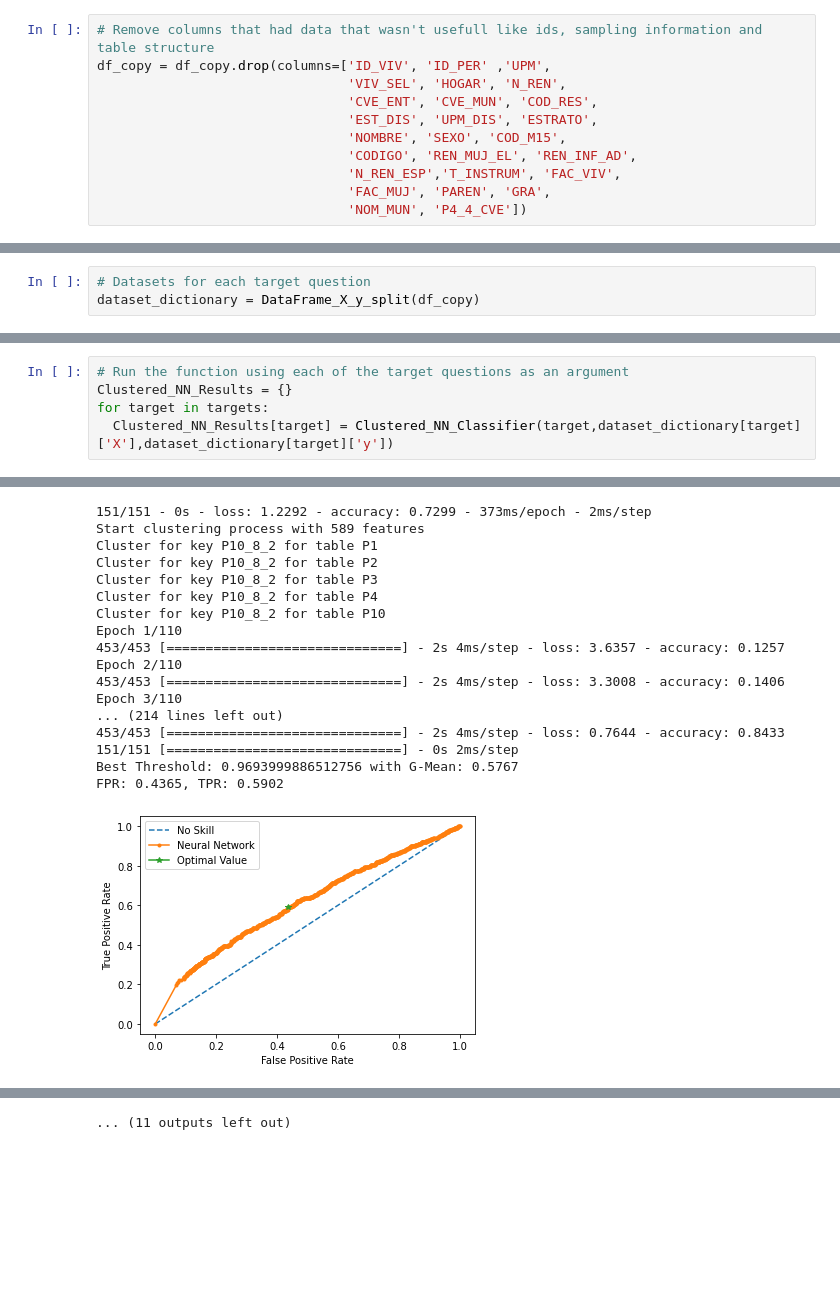
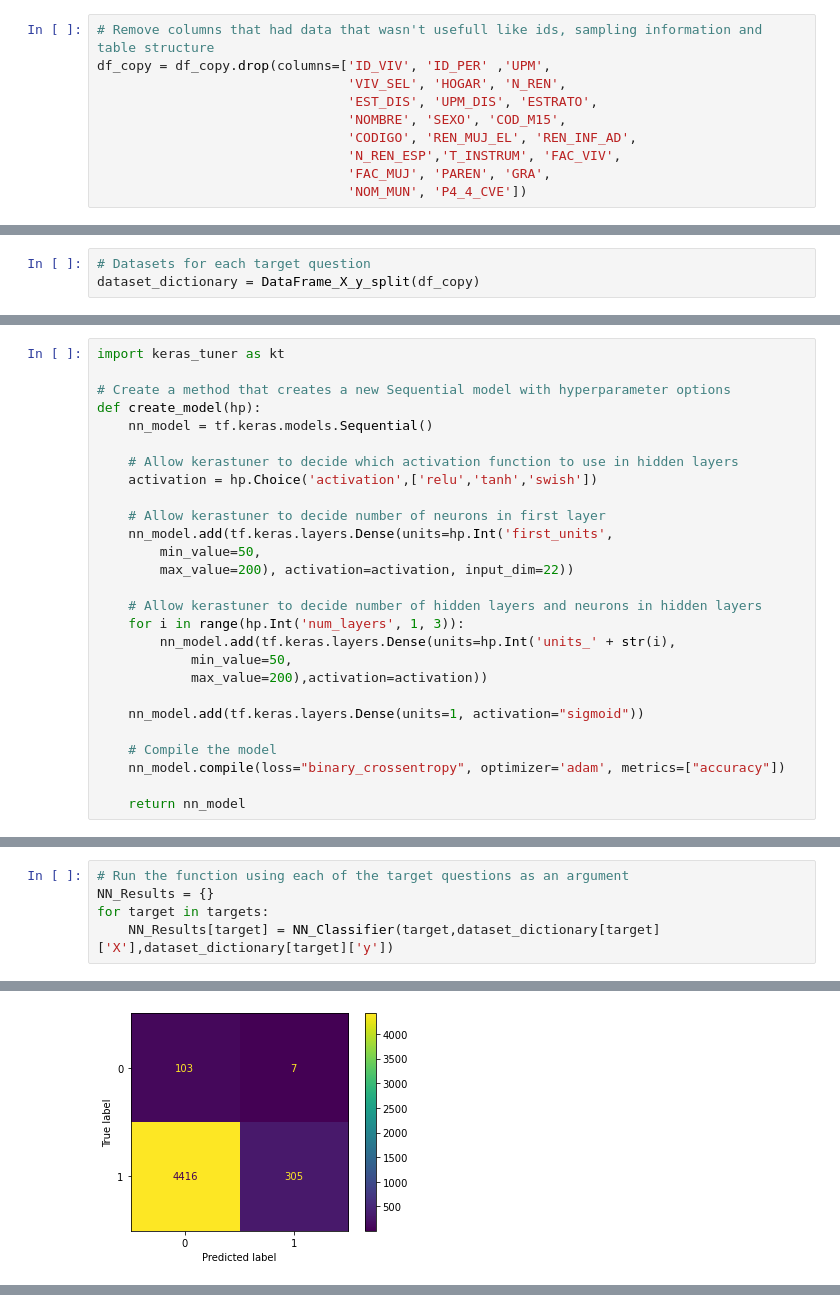
Before and after one commit to monalvrz/Obstetric_Violence_Analysis, a Jupyter notebook: machine_learning/Neural_Network.ipynb, the cells around one changed output, grey strips where cells are left out. Saved outputs shown, nothing was run; the diff lists cells and outputs as text; blank space fills up the shorter version.

Commit message:
Updated neural network model to take the 5 target parameters and retrained it

```diff
--- a/machine_learning/Neural_Network.ipynb
+++ b/machine_learning/Neural_Network.ipynb
@@ -62,7 +86,6 @@ The features removed in the following block belong to one of the following categ
 # Remove columns that had data that wasn't usefull like ids, sampling information and table structure
 df_copy = df_copy.drop(columns=['ID_VIV', 'ID_PER' ,'UPM',
                                 'VIV_SEL', 'HOGAR', 'N_REN',
-                                'CVE_ENT', 'CVE_MUN', 'COD_RES',
                                 'EST_DIS', 'UPM_DIS', 'ESTRATO',
                                 'NOMBRE', 'SEXO', 'COD_M15',
                                 'CODIGO', 'REN_MUJ_EL', 'REN_INF_AD',
@@ -221 +201,28 @@ dataset_dictionary['P10_8_1']['X']
+# %%
+import keras_tuner as kt
+
+# Create a method that creates a new Sequential model with hyperparameter options
+def create_model(hp):
+    nn_model = tf.keras.models.Sequential()
+
+    # Allow kerastuner to decide which activation function to use in hidden layers
+    activation = hp.Choice('activation',['relu','tanh','swish'])
+
+    # Allow kerastuner to decide number of neurons in first layer
+    nn_model.add(tf.keras.layers.Dense(units=hp.Int('first_units',
+        min_value=50,
+        max_value=200), activation=activation, input_dim=22))
+
+    # Allow kerastuner to decide number of hidden layers and neurons in hidden layers
+    for i in range(hp.Int('num_layers', 1, 3)):
+        nn_model.add(tf.keras.layers.Dense(units=hp.Int('units_' + str(i),
+            min_value=50,
+            max_value=200),activation=activation))
+
+    nn_model.add(tf.keras.layers.Dense(units=1, activation="sigmoid"))
+
+    # Compile the model
+    nn_model.compile(loss="binary_crossentropy", optimizer='adam', metrics=["accuracy"])
+
+    return nn_model
 # %% [markdown]
@@ -401,6 +382,6 @@ def Clustered_NN_Classifier(key, dict_X, dict_y, Clustered_NN_Results = {}):
 # %%
 # Run the function using each of the target questions as an argument
-Clustered_NN_Results = {}
+NN_Results = {}
 for target in targets:
-  Clustered_NN_Results[target] = Clustered_NN_Classifier(target,dataset_dictionary[target]['X'],dataset_dictionary[target]['y'])
+    NN_Results[target] = NN_Classifier(target,dataset_dictionary[target]['X'],dataset_dictionary[target]['y'])
 # %% [output]
@@ -425,18 +406 @@ FPR: 0.5159, TPR: 0.5966
-151/151 - 0s - loss: 1.2292 - accuracy: 0.7299 - 373ms/epoch - 2ms/step
-Start clustering process with 589 features
-Cluster for key P10_8_2 for table P1
-Cluster for key P10_8_2 for table P2
-Cluster for key P10_8_2 for table P3
-Cluster for key P10_8_2 for table P4
-Cluster for key P10_8_2 for table P10
-Epoch 1/110
-453/453 [==============================] - 2s 4ms/step - loss: 3.6357 - accuracy: 0.1257
-Epoch 2/110
-453/453 [==============================] - 2s 4ms/step - loss: 3.3008 - accuracy: 0.1406
-Epoch 3/110
-... (214 lines left out)
-453/453 [==============================] - 2s 4ms/step - loss: 0.7644 - accuracy: 0.8433
-151/151 [==============================] - 0s 2ms/step
-Best Threshold: 0.9693999886512756 with G-Mean: 0.5767
-FPR: 0.4365, TPR: 0.5902
-[figure, old version]
+[figure, new version]
@@ -515 +406,0 @@ FPR: 0.4439, TPR: 0.6292
-... (11 outputs left out)
```
Also changed, not shown: parts of 17 cells of this notebook.
